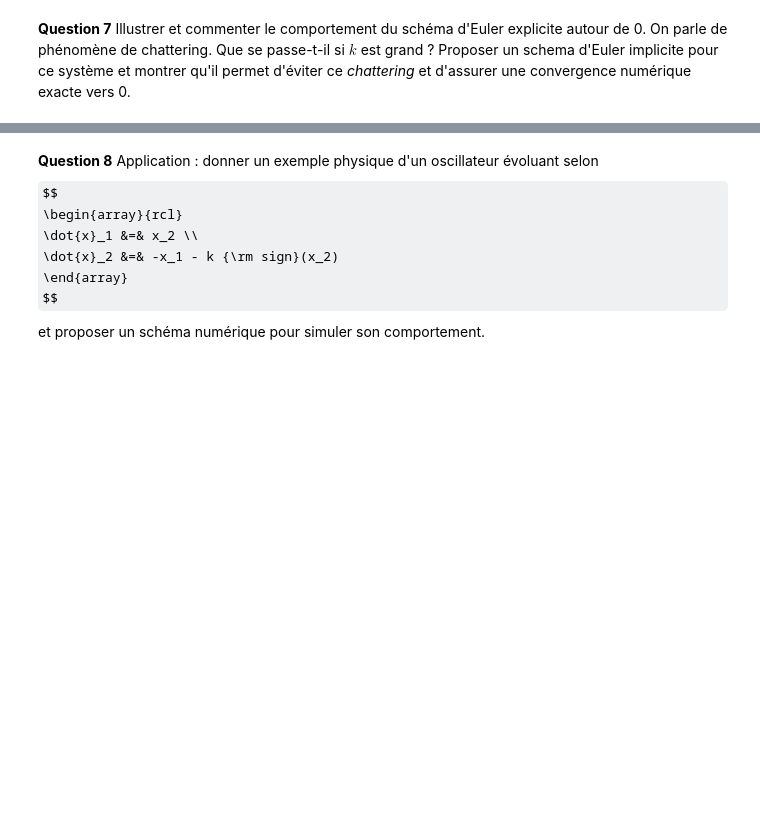
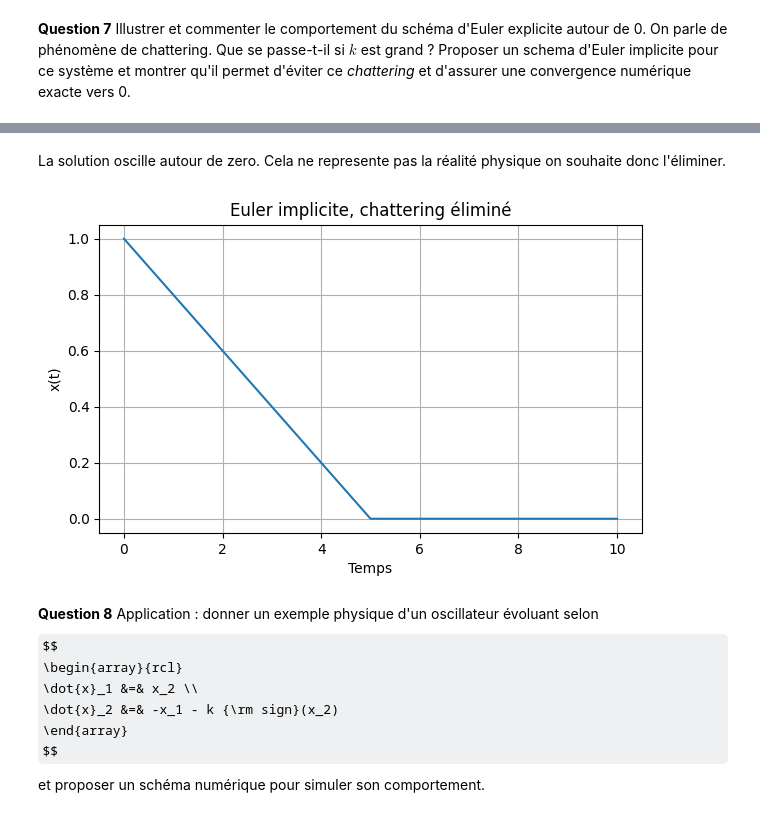
Before and after one commit to sybille-naudet/Maths---meufs-trop-styl-es, a Jupyter notebook: Projet - Equations Différentielles - 2025.ipynb, the cells around one changed output, grey strips where cells are left out. Saved outputs shown, nothing was run; the diff lists cells and outputs as text; code cells hidden in the pictures; some formulas as TeX source; blank space fills up the shorter version.

```diff
--- a/Projet - Equations Différentielles - 2025.ipynb
+++ b/Projet - Equations Différentielles - 2025.ipynb
@@ -177,3 +254,40 @@ def euler_implicit_sliding(x0,t0,tf,dt):
+# %% [markdown]
+La solution oscille autour de zero. Cela ne represente pas la réalité physique on souhaite donc l'éliminer.
+# %%
+def euler_implicit_sliding(x0, t0, tf, dt):
+    k = 0.2
+    time = np.arange(t0, tf + dt, dt)
+    sol = np.zeros(len(time))
+    sol[0] = x0
+
+    for n in range(len(time) - 1):
+        if sol[n] > k * dt:
+            sol[n+1] = sol[n] - k * dt
+        elif sol[n] < -k * dt:
+            sol[n+1] = sol[n] + k * dt
+        else:
+            sol[n+1] = 0.0
+
+    return time, sol
+
+
+# Test
+x0 = 1.0
+t0 = 0
+tf = 10
+dt = 0.01
+
+time, sol = euler_implicit_sliding(x0, t0, tf, dt)
+
+
+plt.plot(time, sol)
+plt.xlabel("Temps")
+plt.ylabel("x(t)")
+plt.title("Euler implicite, chattering éliminé")
+plt.grid()
+plt.show()
+# %% [output]
+[figure, added]
 # %% [markdown]
 **Question 8** Application : donner un exemple physique d'un oscillateur évoluant selon
 $$
```
Also changed, not shown: parts of 7 cells of this notebook.
